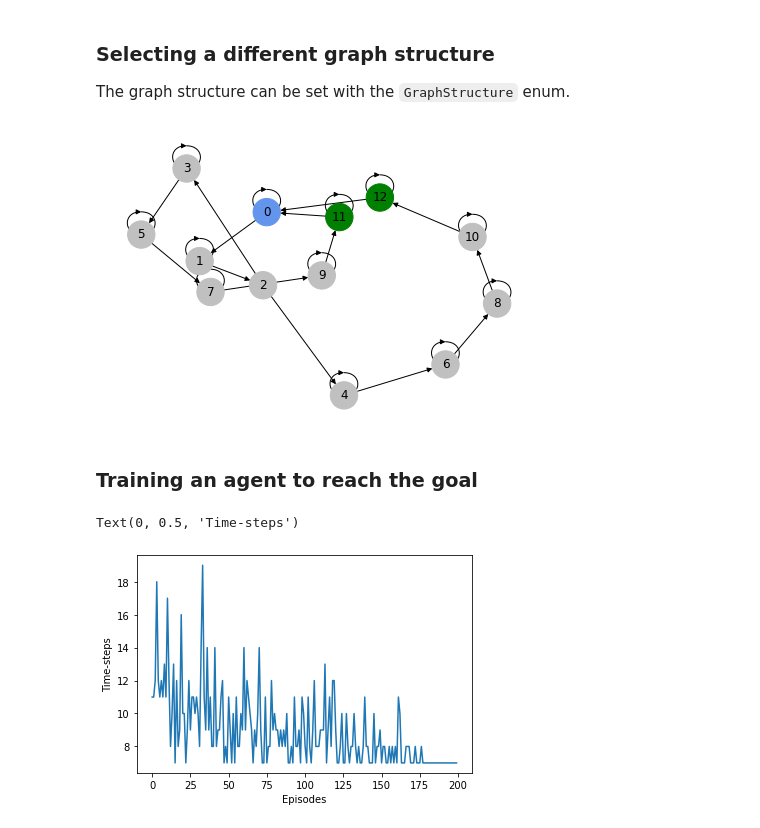
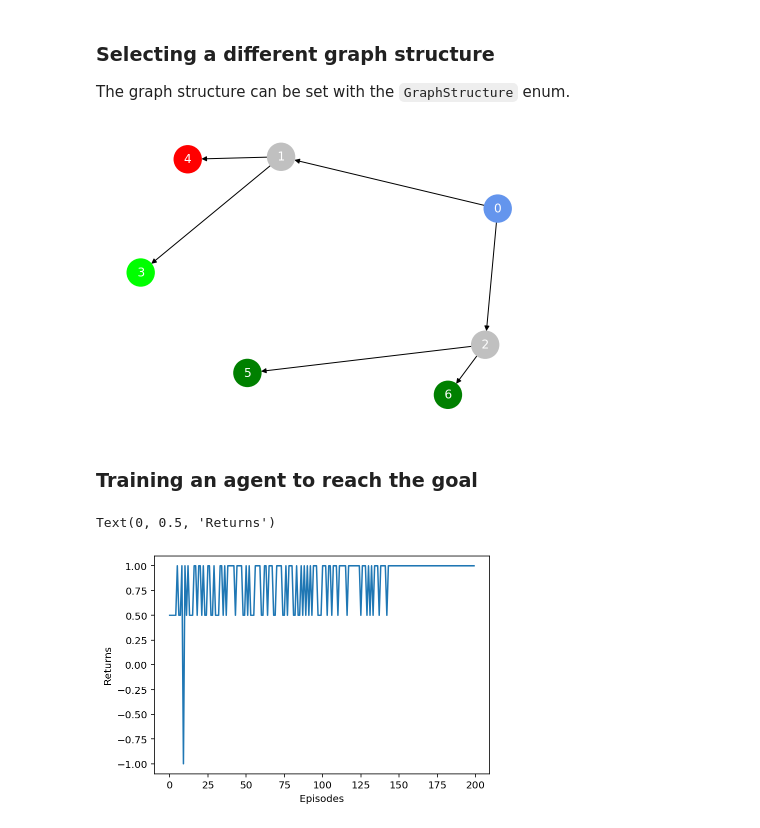
Before and after one commit to awjuliani/neuro-nav, a Jupyter notebook: notebooks/usage_tutorial.ipynb, the cells around one changed output. Saved outputs shown, nothing was run; the diff lists cells and outputs as text; code cells hidden in the pictures.

```diff
--- a/notebooks/usage_tutorial.ipynb
+++ b/notebooks/usage_tutorial.ipynb
@@ -211,19 +196,0 @@ env.render()
-# %%
-num_episodes = 500
-num_steps = 100
-
-agent = TDQ(
-    env.observation_space.shape[0],
-    env.action_space.n,
-    lr=1e-2,
-    poltype="softmax",
-    beta=1e2,
-)
-
-all_steps = []
-
-for _ in range(num_episodes):
-    agent, steps, _ = run_episode(env, agent, num_steps, random_start=True)
-    all_steps.append(steps)
-
-plt.plot(all_steps)
@@ -233,10 +196,0 @@ plt.plot(all_steps)
-# %%
-v_map = np.zeros([env.grid_size, env.grid_size])
-
-obs = env.reset()
-for i in range(2000):
-    v = agent.q_estimate(obs).mean()
-    v_map[env.agent_pos[0], env.agent_pos[1]] = v
-    obs, _, _, _ = env.step(env.action_space.sample())
-
-plt.imshow(v_map)
@@ -258,26 +209,26 @@ env.render()
 
 The graph structure can be set with the `GraphStructure` enum.
 # %%
-env = GraphEnv(graph_structure=GraphStructure.t_loop)
+env = GraphEnv(graph_structure=GraphStructure.two_step)
 obs = env.reset()
 env.render()
 # %% [output]
-[figure, old version]
+[figure, new version]
 # %% [markdown]
 ### Training an agent to reach the goal
 # %%
 num_episodes = 200
 num_steps = 25
 
-agent = TDSR(env.state_size, env.action_space.n, lr=1e-2)
+agent = TDQ(env.state_size, env.action_space.n, lr=1e-3, poltype="softmax", beta=1e3)
 
-total_steps = []
+total_returns = []
 for i in range(num_episodes):
     agent, steps, returns = run_episode(env, agent, max_steps=num_steps)
-    total_steps.append(steps)
-plt.plot(total_steps)
+    total_returns.append(returns)
+plt.plot(total_returns)
 plt.xlabel("Episodes")
-plt.ylabel("Time-steps")
+plt.ylabel("Returns")
 # %% [output]
-Text(0, 0.5, 'Time-steps')
+Text(0, 0.5, 'Returns')
-[figure, old version]
+[figure, new version]
```
Also changed, not shown: parts of 11 cells of this notebook, 16 other files.
